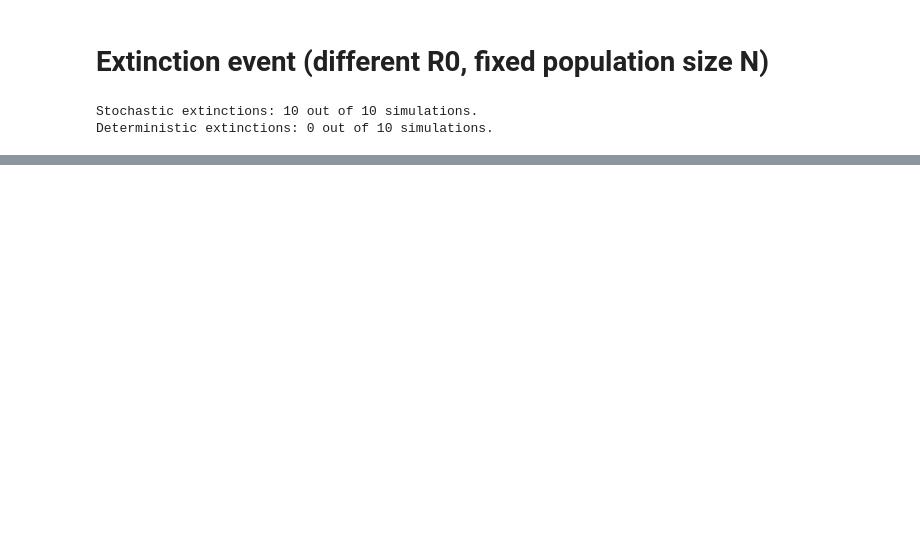
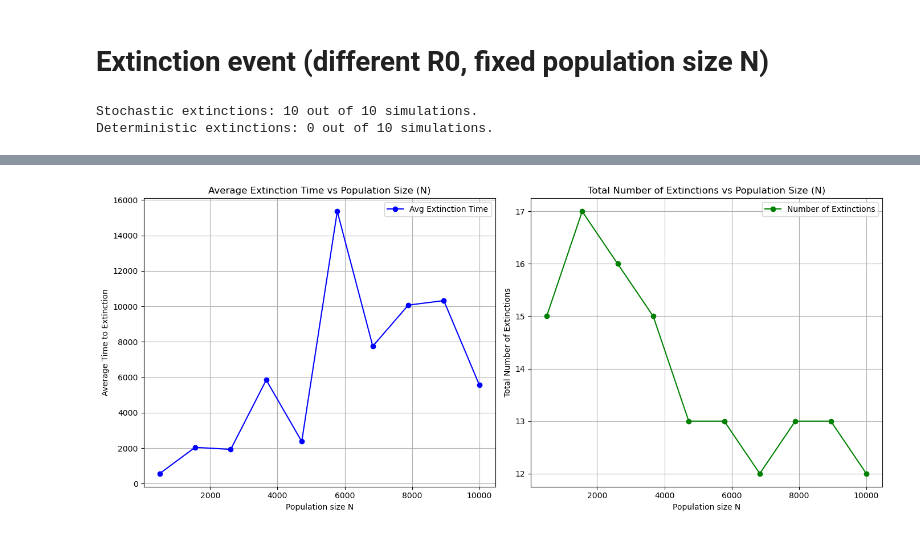
Before and after one commit to zoeazra/CLS-Ass-2, a Jupyter notebook: assignment 2.ipynb, the cells around one changed output, grey strips where cells are left out. Saved outputs shown, nothing was run; the diff lists cells and outputs as text; code cells hidden in the pictures; blank space fills up the shorter version.

Commit message:
Extinction question done

```diff
--- a/assignment 2.ipynb
+++ b/assignment 2.ipynb
@@ -800,3 +802,73 @@ print("Deterministic extinctions:", np.sum(extinction_deter),"out of " f"{sims_e
 # %% [output]
 Stochastic extinctions: 10 out of 10 simulations.
 Deterministic extinctions: 0 out of 10 simulations.
+# %%
+import numpy as np
+import matplotlib.pyplot as plt
+
+# Define parameters
+sims_ext = 30  # Number of simulations per N
+beta_ext = np.logspace(-1, 1.5, sims_ext)  # Transmission rates in the range [0.1, 31.6]
+gamma_ext = np.linspace(0.01, 1, sims_ext)  # Recovery rates in the range [0.01, 1]
+mu_ext = np.linspace(0.01, 0.5, sims_ext)  # Death rates in the range [0.01, 0.5]
+t_end = 200  # Simulation end time
+N_diff = np.linspace(500, 10000, 10)  # Population sizes for which we will run simulations
+
+# Initialize lists to store results
+Ys_ext2 = []  # Average extinction times
+extinction_counts = []  # Number of extinctions for each N
+
+# Loop over different values of N (population sizes)
+for n in N_diff:
+    Ys_sim = []  # Temporary list to store extinction times for each simulation
+    ext_count = 0  # Counter for the number of extinctions
+
+    for sim in range(sims_ext):
+        X0 = int(n) - 1  # Susceptible individuals (N-1)
+        Y0 = 1  # Initial infected
+        Z0 = 0  # Recovered
+
+        # Run the simulation using gillespie_sir for the current N
+        Xs, Ys, Zs, t, R0_stoch = gillespie_sir(X0, Y0, Z0, beta_ext[sim], gamma_ext[sim], mu_ext[sim], X0 + Y0 + Z0, tend=t_end, seed=sim)
+
+        # Find the index of the first 0 in the Ys (extinction time)
+        if 0 in Ys:
+            extinction_time = Ys.index(0)
+            Ys_sim.append(extinction_time)  # Only append if extinction happens
+            ext_count += 1  # Increment extinction count if extinction occurs
+        else:
+            # If no extinction occurs, do nothing
+            pass
+
+    # Calculate the average extinction time only if there were extinctions
+    if Ys_sim:
+        average_extinction_time = sum(Ys_sim) / len(Ys_sim)
+        Ys_ext2.append(average_extinction_time)
+    else:
+        Ys_ext2.append(np.nan)  # If no extinctions, append NaN
+
+    extinction_counts.append(ext_count)  # Store the number of extinctions for this N
+    print(f'For N = {n}, total extinctions = {ext_count}, average extinction time = {Ys_ext2[-1]}')
+
+# Plot the average extinction time vs population size
+fig, ax = plt.subplots(1, 2, figsize=(14, 6))
+
+# Plot 1: Average extinction time vs N
+ax[0].plot(N_diff, Ys_ext2, marker='o', color='blue', label='Avg Extinction Time')
+ax[0].set_title("Average Extinction Time vs Population Size (N)")
+ax[0].set_xlabel("Population size N")
+ax[0].set_ylabel("Average Time to Extinction")
+ax[0].grid(True)
+ax[0].legend()
+
+# Plot 2: Number of extinctions vs N
+ax[1].plot(N_diff, extinction_counts, marker='o', color='green', label='Number of Extinctions')
+ax[1].set_title("Total Number of Extinctions vs Population Size (N)")
+ax[1].set_xlabel("Population size N")
+ax[1].set_ylabel("Total Number of Extinctions")
+ax[1].grid(True)
+ax[1].legend()
+
+plt.tight_layout()
+plt.show()
+# %% [output]
@@ -802,0 +885 @@ Deterministic extinctions: 0 out of 10 simulations.
+[figure, added]
```
Also changed, not shown: parts of 12 cells of this notebook.
